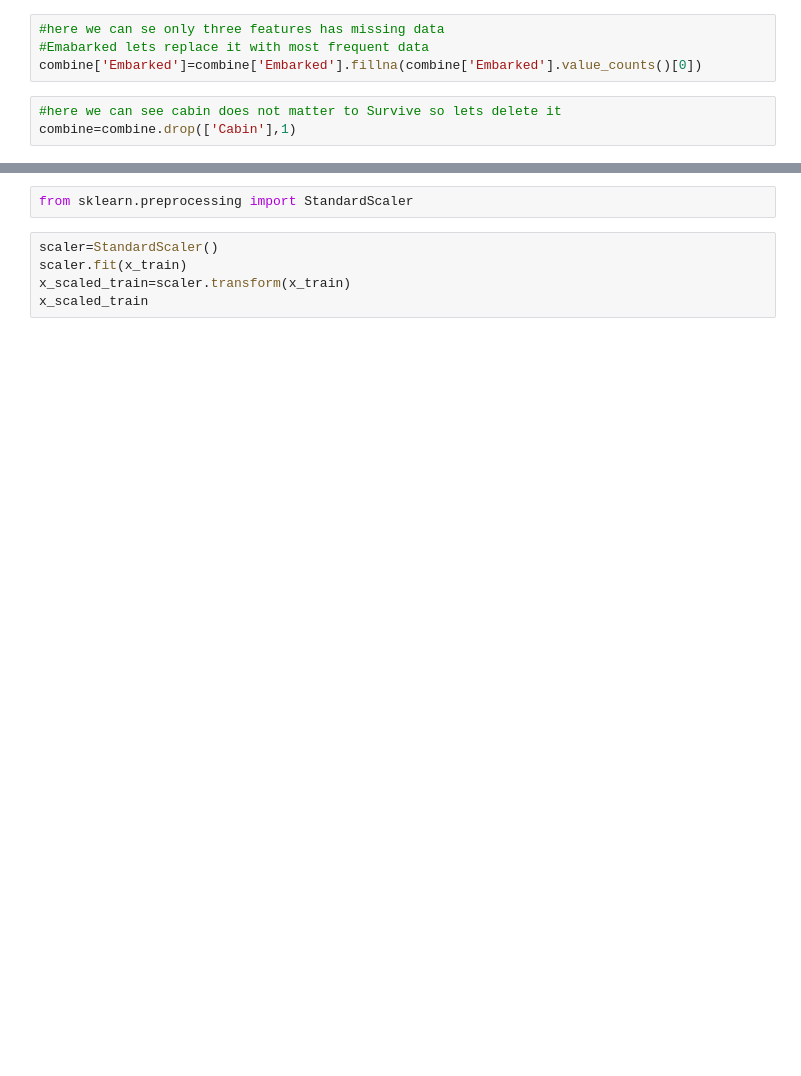
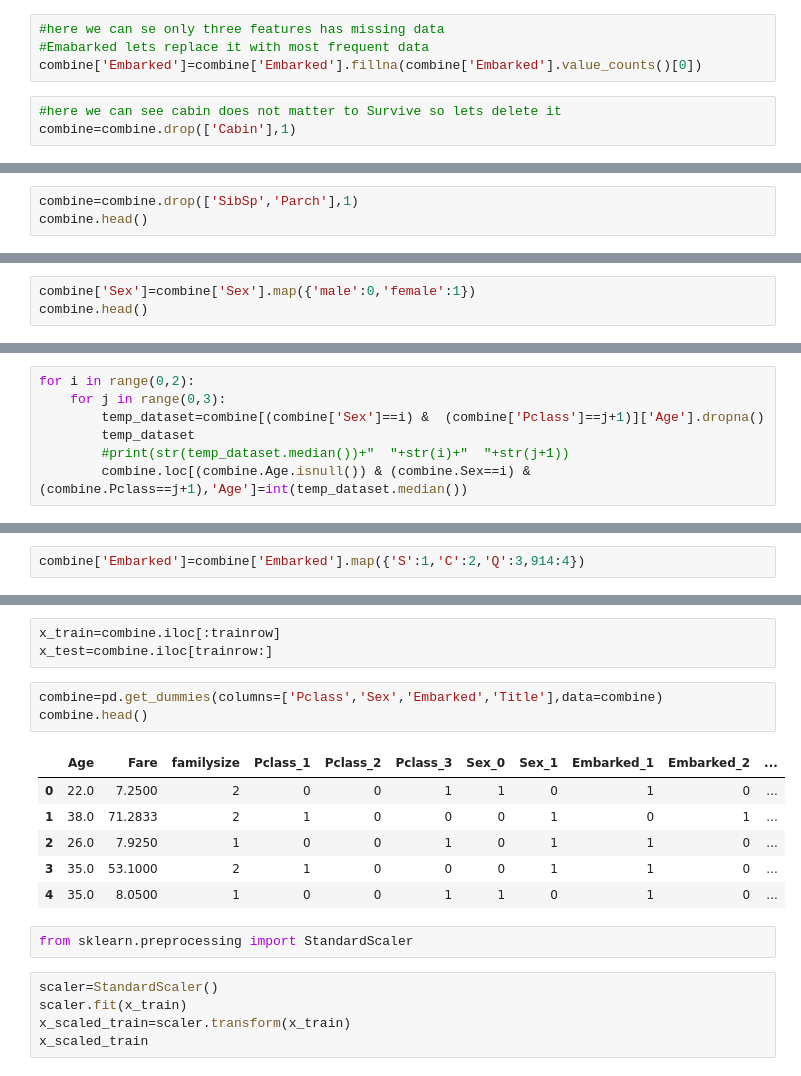
Before and after one commit to bhalalaparas/Titanic-Kaggle, a Jupyter notebook: titanic-kaggel.ipynb, the cells around one changed output, grey strips where cells are left out. Cells and saved outputs as stored; diff of their text form; blank space fills up the shorter version.

```diff
--- a/titanic-kaggel.ipynb
+++ b/titanic-kaggel.ipynb
@@ -118,0 +163,3 @@ x_test=test_raw_data.copy()
+# %%
+combine=combine.drop(['SibSp','Parch'],1)
+combine.head()
@@ -118,0 +173,3 @@ x_test=test_raw_data.copy()
+# %%
+combine['Sex']=combine['Sex'].map({'male':0,'female':1})
+combine.head()
@@ -118,0 +187,7 @@ x_test=test_raw_data.copy()
+# %%
+for i in range(0,2):
+    for j in range(0,3):
+        temp_dataset=combine[(combine['Sex']==i) &  (combine['Pclass']==j+1)]['Age'].dropna()
+        temp_dataset
+        #print(str(temp_dataset.median())+"  "+str(i)+"  "+str(j+1))
+        combine.loc[(combine.Age.isnull()) & (combine.Sex==i) & (combine.Pclass==j+1),'Age']=int(temp_dataset.median())
@@ -118,0 +218,2 @@ x_test=test_raw_data.copy()
+# %%
+combine['Embarked']=combine['Embarked'].map({'S':1,'C':2,'Q':3,914:4})
@@ -119,3 +229,16 @@ x_test=test_raw_data.copy()
+# %%
+x_train=combine.iloc[:trainrow]
+x_test=combine.iloc[trainrow:]
+# %%
+combine=pd.get_dummies(columns=['Pclass','Sex','Embarked','Title'],data=combine)
+combine.head()
+# %% [output]
+|  | Age | Fare | familysize | Pclass_1 | Pclass_2 | Pclass_3 | Sex_0 | Sex_1 | Embarked_1 | Embarked_2 | ... |
+| 0 | 22.0 | 7.2500 | 2 | 0 | 0 | 1 | 1 | 0 | 1 | 0 | ... |
+| 1 | 38.0 | 71.2833 | 2 | 1 | 0 | 0 | 0 | 1 | 0 | 1 | ... |
+| 2 | 26.0 | 7.9250 | 1 | 0 | 0 | 1 | 0 | 1 | 1 | 0 | ... |
+| 3 | 35.0 | 53.1000 | 2 | 1 | 0 | 0 | 0 | 1 | 1 | 0 | ... |
+| 4 | 35.0 | 8.0500 | 1 | 0 | 0 | 1 | 1 | 0 | 1 | 0 | ... |
 # %%
 from sklearn.preprocessing import StandardScaler
 # %%
```
Also changed, not shown: parts of 56 cells of this notebook.
